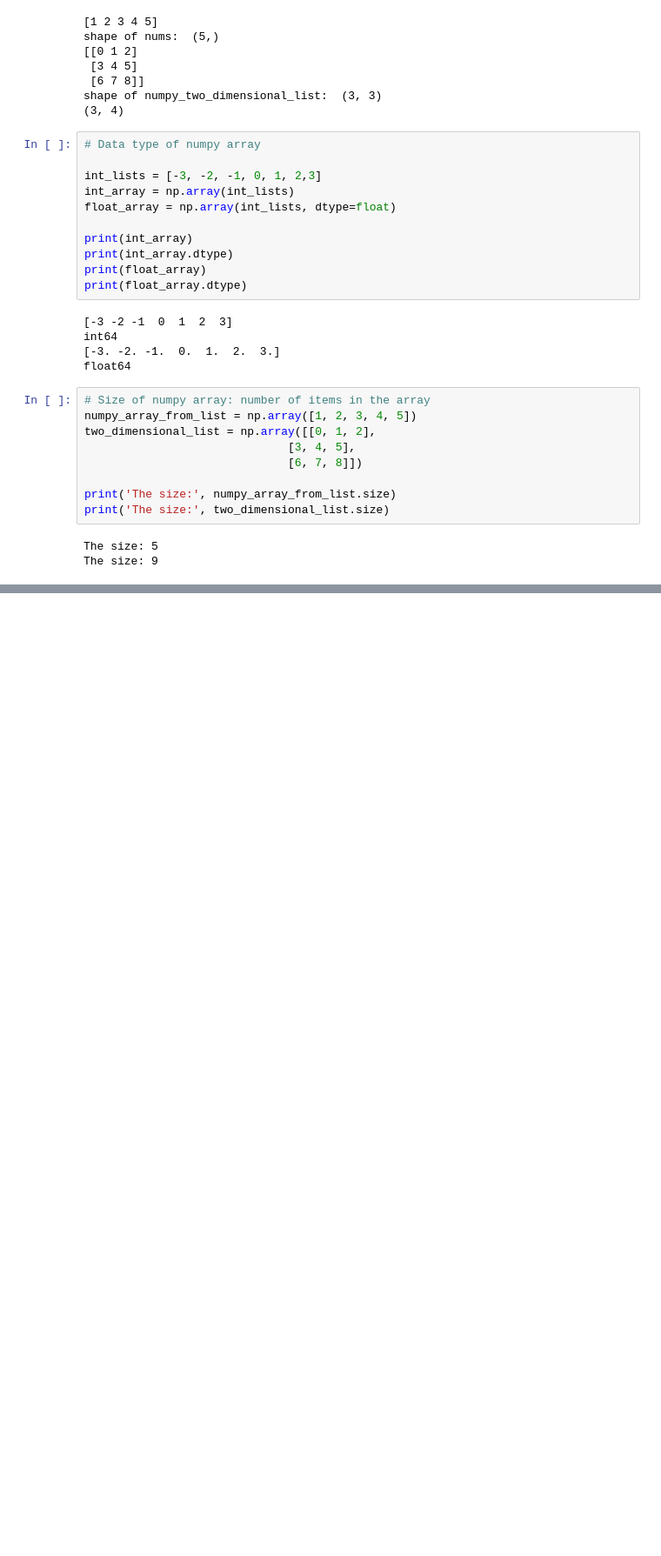
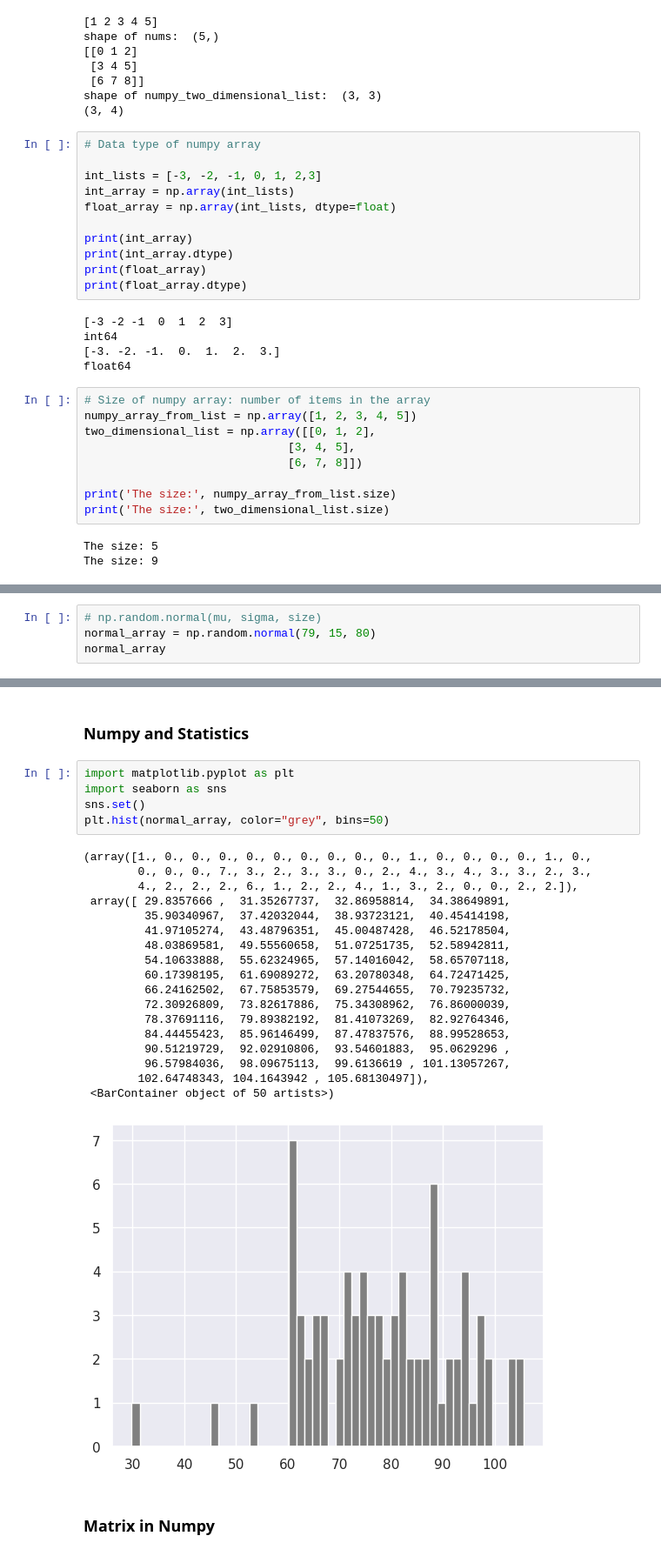
Before and after one commit to salizee/PythonPractice24, a Jupyter notebook: day_024/numpy_day_24_exercises.ipynb, the cells around one changed output, grey strips where cells are left out. Shown at 87% size. Cells and saved outputs as stored; diff of their text form; blank space fills up the shorter version.

```diff
--- a/day_024/numpy_day_24_exercises.ipynb
+++ b/day_024/numpy_day_24_exercises.ipynb
@@ -147,0 +451,4 @@ The size: 9
+# %%
+# np.random.normal(mu, sigma, size)
+normal_array = np.random.normal(79, 15, 80)
+normal_array
@@ -147,0 +476,28 @@ The size: 9
+# %% [markdown]
+### Numpy and Statistics
+# %%
+import matplotlib.pyplot as plt
+import seaborn as sns
+sns.set()
+plt.hist(normal_array, color="grey", bins=50)
+# %% [output]
+(array([1., 0., 0., 0., 0., 0., 0., 0., 0., 0., 1., 0., 0., 0., 0., 1., 0.,
+        0., 0., 0., 7., 3., 2., 3., 3., 0., 2., 4., 3., 4., 3., 3., 2., 3.,
+        4., 2., 2., 2., 6., 1., 2., 2., 4., 1., 3., 2., 0., 0., 2., 2.]),
+ array([ 29.8357666 ,  31.35267737,  32.86958814,  34.38649891,
+         35.90340967,  37.42032044,  38.93723121,  40.45414198,
+         41.97105274,  43.48796351,  45.00487428,  46.52178504,
+         48.03869581,  49.55560658,  51.07251735,  52.58942811,
+         54.10633888,  55.62324965,  57.14016042,  58.65707118,
+         60.17398195,  61.69089272,  63.20780348,  64.72471425,
+         66.24162502,  67.75853579,  69.27544655,  70.79235732,
+         72.30926809,  73.82617886,  75.34308962,  76.86000039,
+         78.37691116,  79.89382192,  81.41073269,  82.92764346,
+         84.44455423,  85.96146499,  87.47837576,  88.99528653,
+         90.51219729,  92.02910806,  93.54601883,  95.0629296 ,
+         96.57984036,  98.09675113,  99.6136619 , 101.13057267,
+        102.64748343, 104.1643942 , 105.68130497]),
+ <BarContainer object of 50 artists>)
+[figure, added]
+# %% [markdown]
+### Matrix in Numpy
```
Also changed, not shown: parts of 85 cells of this notebook.
